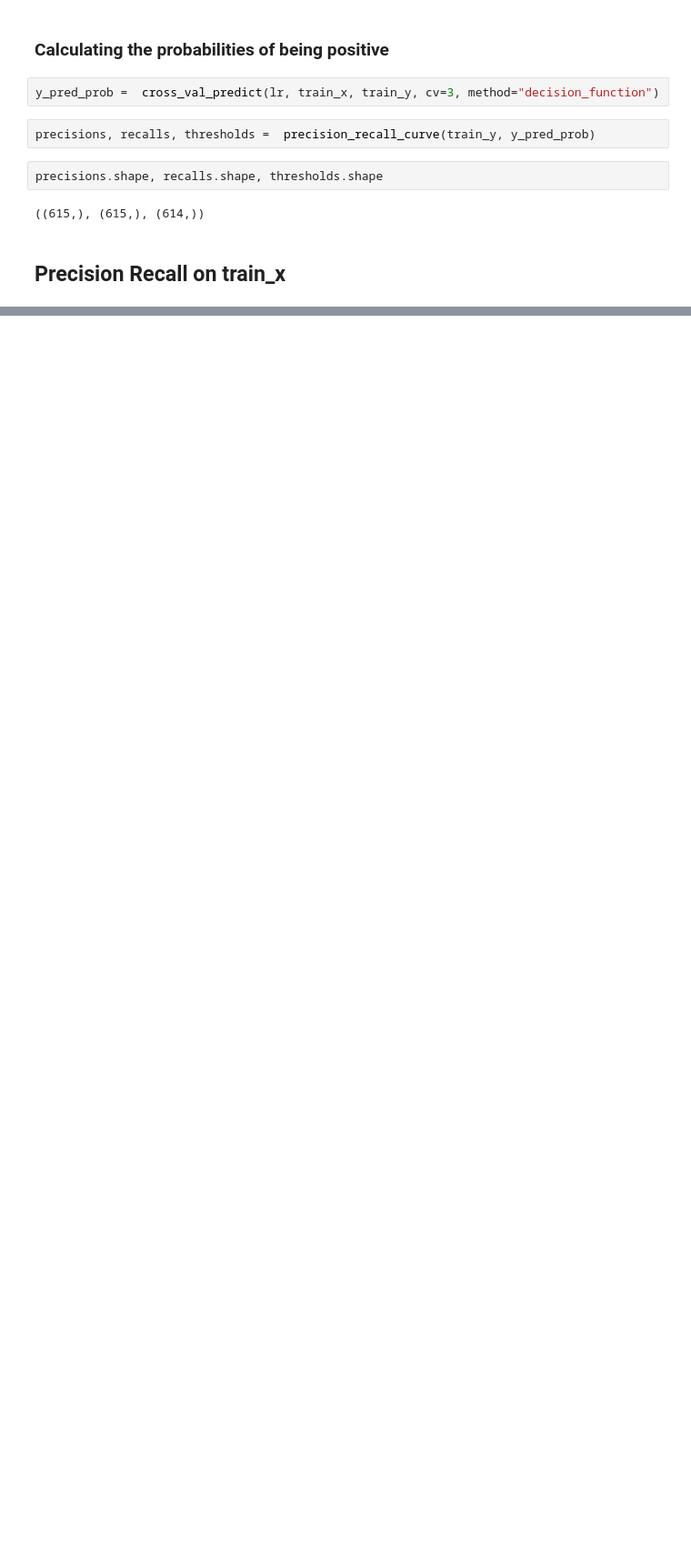
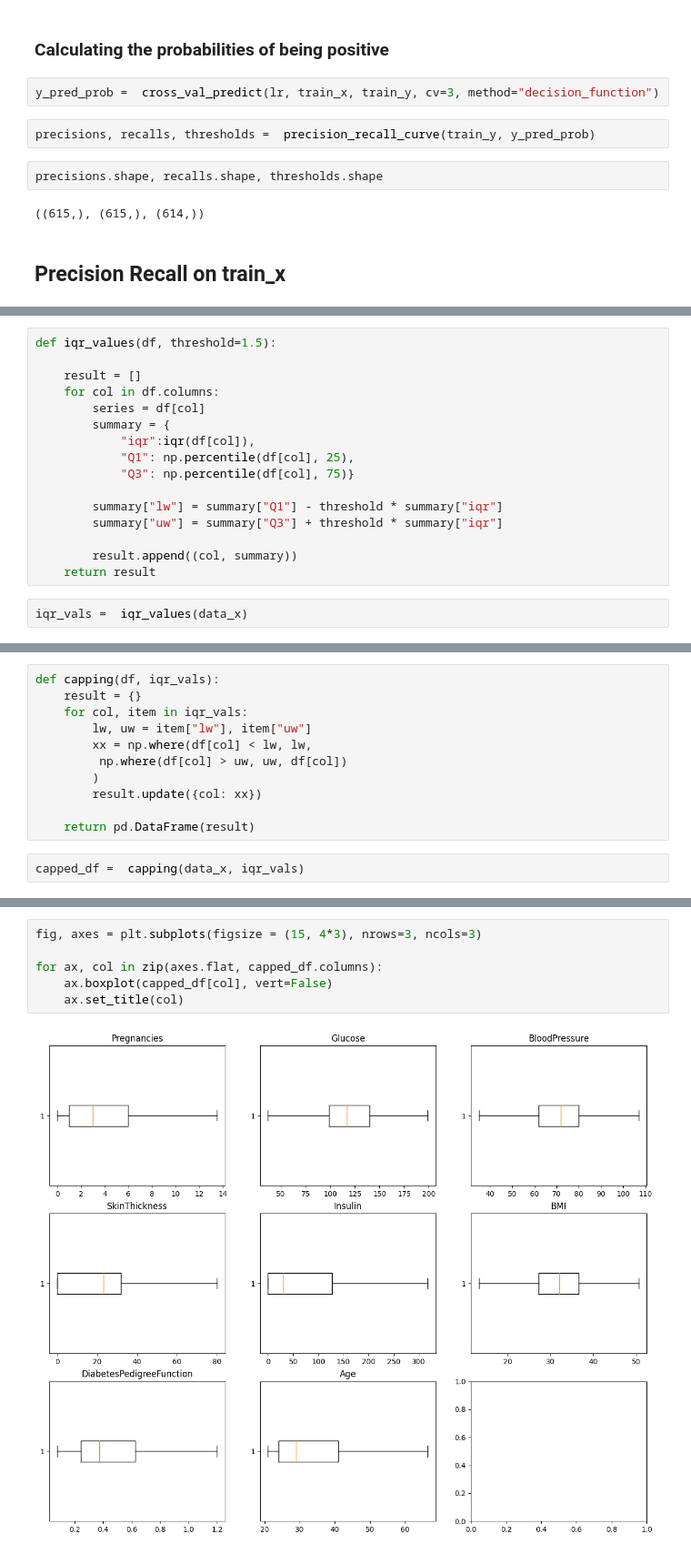
Before and after one commit to Manish-Kumar-9782/Tutorials-, a Jupyter notebook: Python DataScience/Aug 2023/Logistic Regression.ipynb, the cells around one changed output, grey strips where cells are left out. Shown at 91% size. Saved outputs shown, nothing was run; the diff lists cells and outputs as text; blank space fills up the shorter version.

```diff
--- a/Python DataScience/Aug 2023/Logistic Regression.ipynb
+++ b/Python DataScience/Aug 2023/Logistic Regression.ipynb
@@ -140,0 +182,18 @@ thresholds[311]
+# %%
+def iqr_values(df, threshold=1.5):
+
+    result = []
+    for col in df.columns:
+        series = df[col]
+        summary = {
+            "iqr":iqr(df[col]),
+            "Q1": np.percentile(df[col], 25),
+            "Q3": np.percentile(df[col], 75)}
+
+        summary["lw"] = summary["Q1"] - threshold * summary["iqr"]
+        summary["uw"] = summary["Q3"] + threshold * summary["iqr"]
+
+        result.append((col, summary))
+    return result
+# %%
+iqr_vals =  iqr_values(data_x)
@@ -140,0 +221,13 @@ thresholds[311]
+# %%
+def capping(df, iqr_vals):
+    result = {}
+    for col, item in iqr_vals:
+        lw, uw = item["lw"], item["uw"]
+        xx = np.where(df[col] < lw, lw,
+         np.where(df[col] > uw, uw, df[col])
+        )
+        result.update({col: xx})
+
+    return pd.DataFrame(result)
+# %%
+capped_df =  capping(data_x, iqr_vals)
@@ -140,0 +252,8 @@ thresholds[311]
+# %%
+fig, axes = plt.subplots(figsize = (15, 4*3), nrows=3, ncols=3)
+
+for ax, col in zip(axes.flat, capped_df.columns):
+    ax.boxplot(capped_df[col], vert=False)
+    ax.set_title(col)
+# %% [output]
+[figure, added]
```
Also changed, not shown: parts of 34 cells of this notebook.
